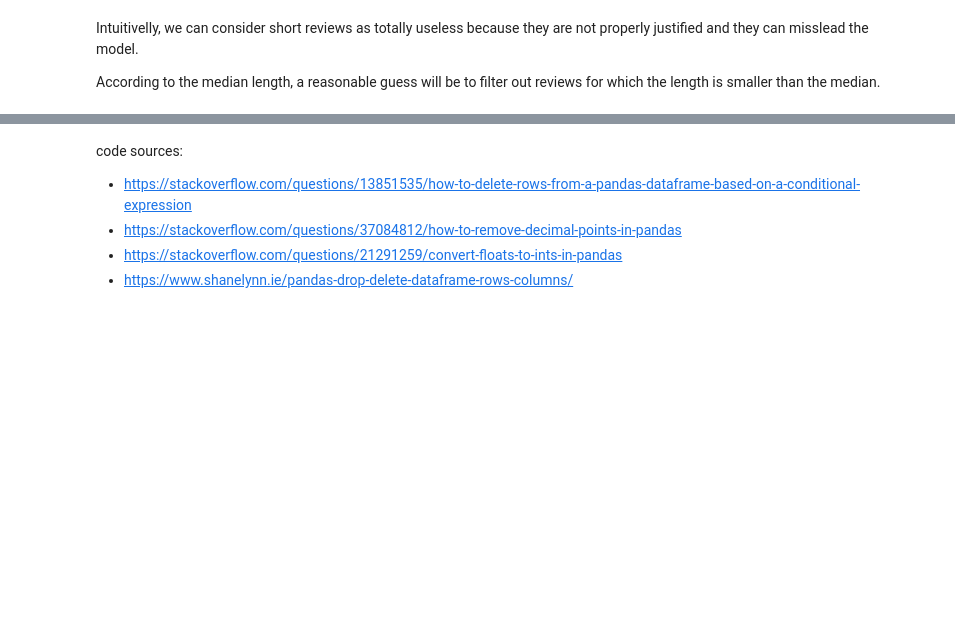
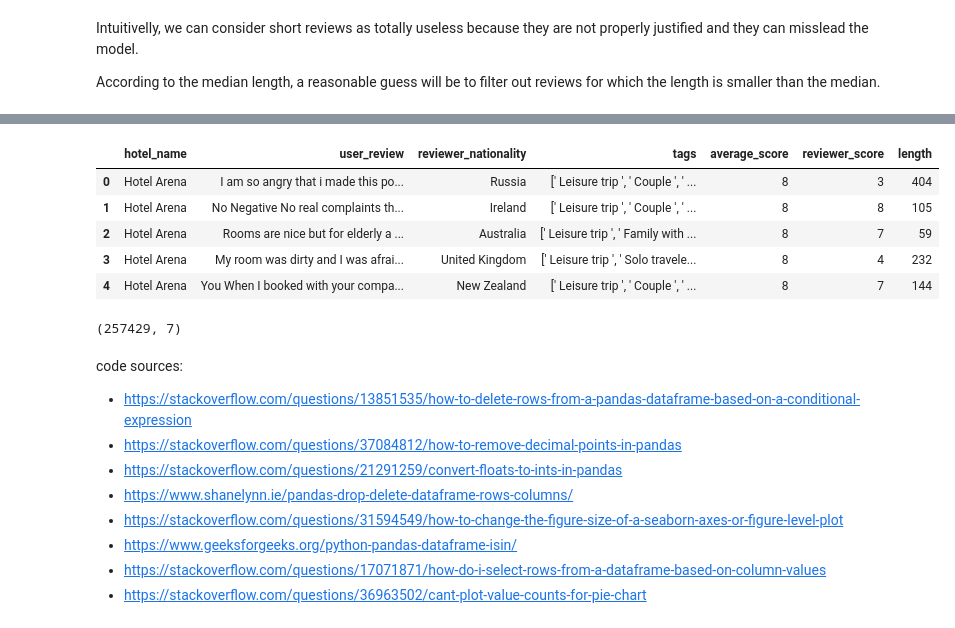
Before and after one commit to vipulswamy/Luxury-Hotel-Reviews, a Jupyter notebook: notebooks/raw_data_cleaning.ipynb, the cells around one changed output, grey strips where cells are left out. Saved outputs shown, nothing was run; the diff lists cells and outputs as text; code cells hidden in the pictures; blank space fills up the shorter version.

```diff
--- a/notebooks/raw_data_cleaning.ipynb
+++ b/notebooks/raw_data_cleaning.ipynb
@@ -204,3 +204,16 @@ final_df.shape
+# %%
+final_df.head()
+# %% [output]
+|  | hotel_name | user_review | reviewer_nationality | tags | average_score | reviewer_score | length |
+| 0 | Hotel Arena | I am so angry that i made this po... | Russia | [' Leisure trip ', ' Couple ', ' ... | 8 | 3 | 404 |
+| 1 | Hotel Arena | No Negative No real complaints th... | Ireland | [' Leisure trip ', ' Couple ', ' ... | 8 | 8 | 105 |
+| 2 | Hotel Arena | Rooms are nice but for elderly a ... | Australia | [' Leisure trip ', ' Family with ... | 8 | 7 | 59 |
+| 3 | Hotel Arena | My room was dirty and I was afrai... | United Kingdom | [' Leisure trip ', ' Solo travele... | 8 | 4 | 232 |
+| 4 | Hotel Arena | You When I booked with your compa... | New Zealand | [' Leisure trip ', ' Couple ', ' ... | 8 | 7 | 144 |
+# %%
+final_df.shape
+# %% [output]
+(257429, 7)
 # %%
 final_df.to_csv("cleaned_hotel_reviews.csv", index = False)
 # %% [markdown]
@@ -209,3 +222,7 @@ code sources:
 * https://stackoverflow.com/questions/37084812/how-to-remove-decimal-points-in-pandas
 * https://stackoverflow.com/questions/21291259/convert-floats-to-ints-in-pandas
 * https://www.shanelynn.ie/pandas-drop-delete-dataframe-rows-columns/
+* https://stackoverflow.com/questions/31594549/how-to-change-the-figure-size-of-a-seaborn-axes-or-figure-level-plot
+* https://www.geeksforgeeks.org/python-pandas-dataframe-isin/
+* https://stackoverflow.com/questions/17071871/how-do-i-select-rows-from-a-dataframe-based-on-column-values
+* https://stackoverflow.com/questions/36963502/cant-plot-value-counts-for-pie-chart
```
Also changed, not shown: parts of 6 cells of this notebook.
